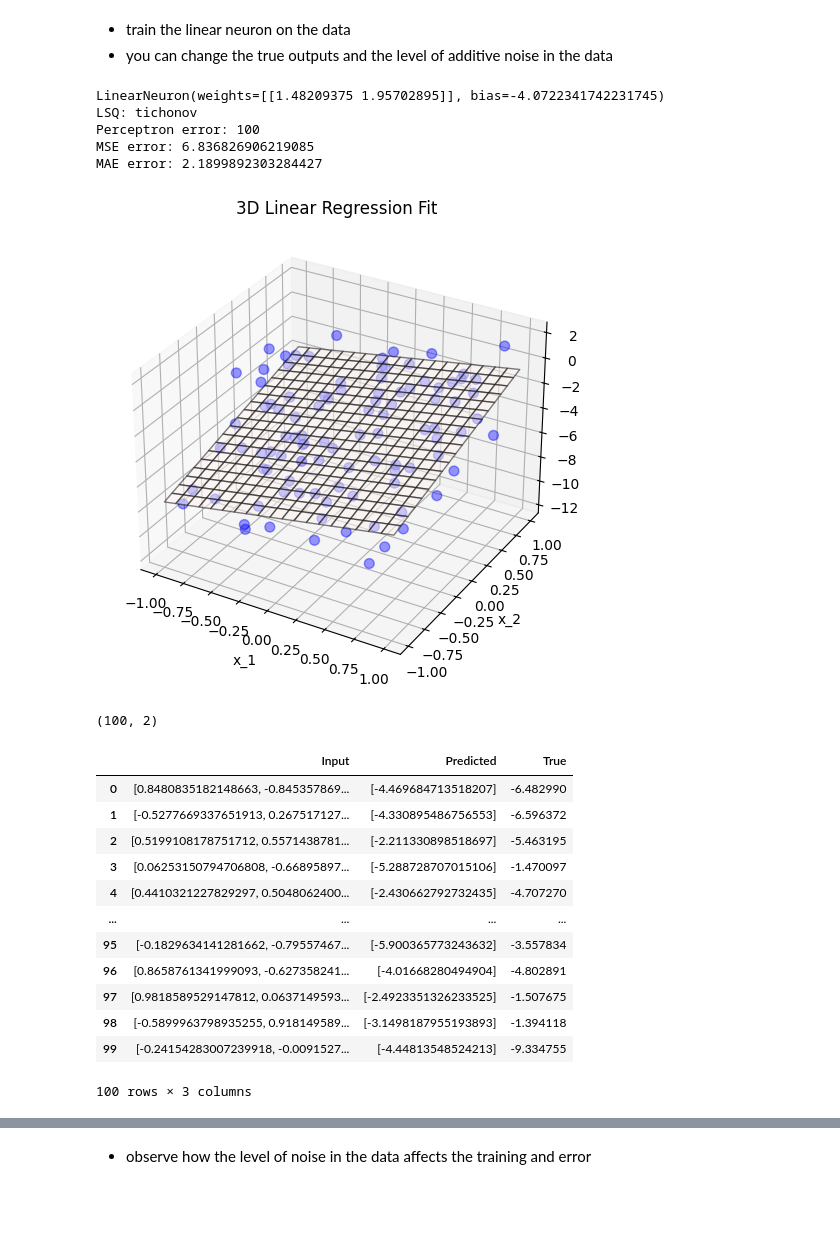
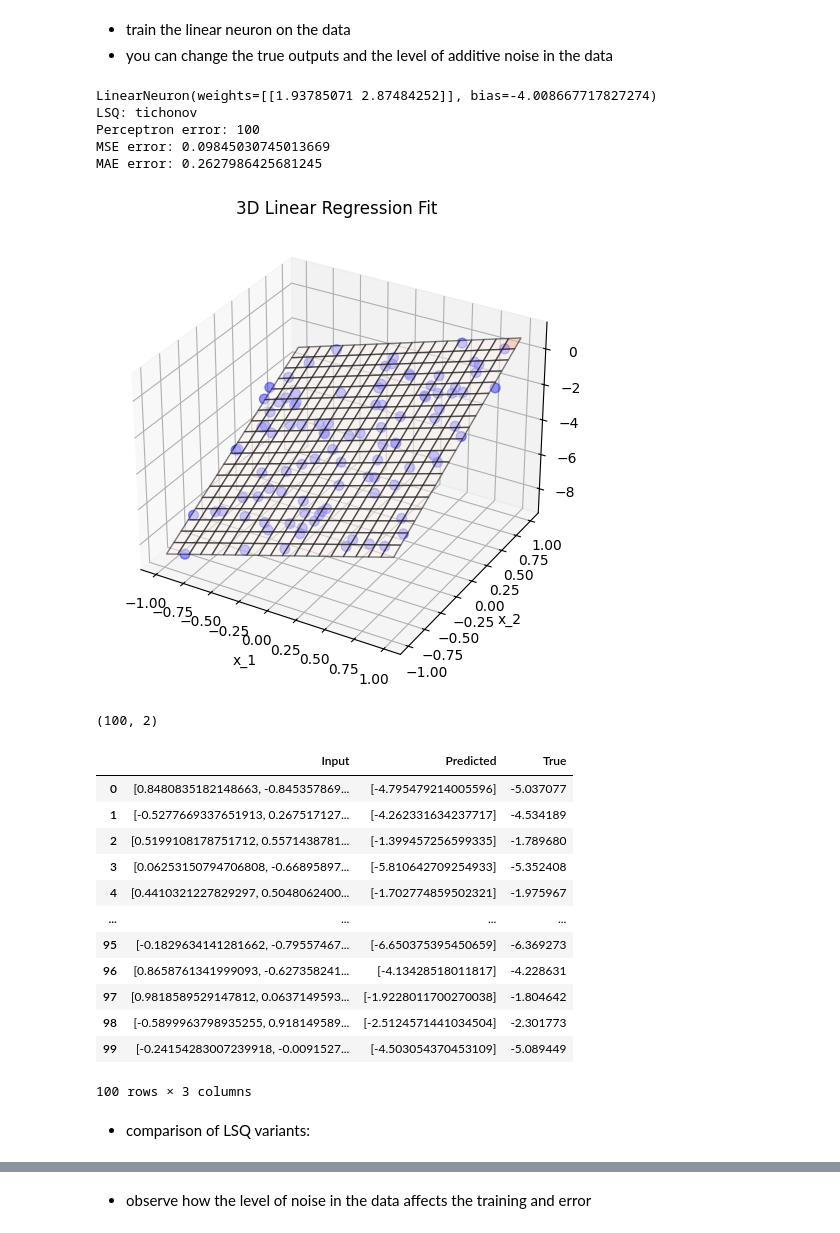
Before and after one commit to reitezuz/18NES1-2026, a Jupyter notebook: week03/linear_neuron.ipynb, the cells around one changed output, grey strips where cells are left out. Saved outputs shown, nothing was run; the diff lists cells and outputs as text; code cells hidden in the pictures; blank space fills up the shorter version.

```diff
--- a/week03/linear_neuron.ipynb
+++ b/week03/linear_neuron.ipynb
@@ -677,21 +679,23 @@ inputs, true_outputs = generate_regression_data_1D()
 # %%
 # Example: simple linear regression
 # Data and parameters:
-inputs, true_outputs = generate_regression_data_1D(A=1.5, B=3, std_noise=1.3, number_of_samples=100)
+inputs, true_outputs = generate_regression_data_1D(A=1.5, B=3, std_noise=0.3, number_of_samples=100)
 
 #variant = "library"
 variant = "pseudoinverse"
 #variant = "tichonov"
-init_method = 'random'
+#variant = "naive"
 
 # Train the linear neuron:
-perceptron = LinearNeuron(inputs.shape[1], init_method)
+perceptron = LinearNeuron(inputs.shape[1])
 if variant == "library":
     perceptron.LSQ(inputs, true_outputs)
 elif variant == "pseudoinverse":
     perceptron.LSQ_pseudoinverse(inputs, true_outputs)
 elif variant == "tichonov":
     perceptron.LSQ_tichonov(inputs, true_outputs)
+elif variant == "naive":
+    perceptron.LSQ_naive(inputs, true_outputs)
 
 # Print summary:
 print(perceptron)
@@ -767,7 +771,7 @@ experiment_results_1 = pd.DataFrame(columns=['MSE', 'SSE', 'Time', 'Variant', 'W
 for std_noise in [0.01, 0.1, 1, 10]:
     np.random.seed(42)
     inputs, true_outputs = generate_regression_data_1D(A=1.5, B=3, std_noise=std_noise, number_of_samples=100)
-    run_example_LSQ(experiment_results_1, inputs, true_outputs, init_method, variant, data_description)
+    run_example_LSQ(experiment_results_1, inputs, true_outputs, init_method, variant, data_description + " Noise:" + str(std_noise) )
 print("\nExperiment Results:")
 experiment_results_1 #.round(5)
 # %% [output]
@@ -802,7 +806,7 @@ inputs, true_outputs = generate_regression_data_2D()
 - you can change the true outputs and the level of additive noise in the data
 # %%
 # Define parameters
-inputs, true_outputs = generate_regression_data_2D(A=2, B=3, C=-4, std_noise=2.5, number_of_samples=100)
+inputs, true_outputs = generate_regression_data_2D(A=2, B=3, C=-4, std_noise=0.3, number_of_samples=100)
 variant = "tichonov"
 init_method = 'random'
 
@@ -810,51 +814,53 @@ init_method = 'random'
 perceptron = LinearNeuron(inputs.shape[1], init_method)
 if variant == "library":
     perceptron.LSQ(inputs, true_outputs)
 elif variant == "pseudoinverse":
     perceptron.LSQ_pseudoinverse(inputs, true_outputs)
 elif variant == "tichonov":
     perceptron.LSQ_tichonov(inputs, true_outputs)
 
 # Print summary:
 print(perceptron)
 print("LSQ:", variant)
 real_outputs = perceptron.forward(inputs) # forward for the whole dataset
 print(f"Perceptron error: {perceptron_error(true_outputs, real_outputs)}")
 #print(f"SSE error: {SSE_error(true_outputs, real_outputs)}")
 print(f"MSE error: {MSE_error(true_outputs, real_outputs)}")
 #print(f"SAE error: {SAE_error(true_outputs, real_outputs)}")
 print(f"MAE error: {MAE_error(true_outputs, real_outputs)}")
 plot_regression_3D(perceptron, inputs, true_outputs)
 print(np.shape(inputs))
 
 # Create a pandas DataFrame for a nice table
 import pandas as pd
 df = pd.DataFrame(columns=['Input', 'Predicted', 'True'])
 for inputs, label in zip(inputs, true_outputs):
     df.loc[len(df)] = {'Input': inputs, 'Predicted': perceptron.forward(inputs), 'True': label}
 
 df
 # %% [output]
-LinearNeuron(weights=[[1.48209375 1.95702895]], bias=-4.0722341742231745)
+LinearNeuron(weights=[[1.93785071 2.87484252]], bias=-4.008667717827274)
 LSQ: tichonov
 Perceptron error: 100
-MSE error: 6.836826906219085
-MAE error: 2.1899892303284427
+MSE error: 0.09845030745013669
+MAE error: 0.2627986425681245
-[figure, old version]
+[figure, new version]
 (100, 2)
 |  | Input | Predicted | True |
-| 0 | [0.8480835182148663, -0.845357869... | [-4.469684713518207] | -6.482990 |
-| 1 | [-0.5277669337651913, 0.267517127... | [-4.330895486756553] | -6.596372 |
-| 2 | [0.5199108178751712, 0.5571438781... | [-2.211330898518697] | -5.463195 |
-| 3 | [0.06253150794706808, -0.66895897... | [-5.288728707015106] | -1.470097 |
-| 4 | [0.4410321227829297, 0.5048062400... | [-2.430662792732435] | -4.707270 |
+| 0 | [0.8480835182148663, -0.845357869... | [-4.795479214005596] | -5.037077 |
+| 1 | [-0.5277669337651913, 0.267517127... | [-4.262331634237717] | -4.534189 |
+| 2 | [0.5199108178751712, 0.5571438781... | [-1.399457256599335] | -1.789680 |
+| 3 | [0.06253150794706808, -0.66895897... | [-5.810642709254933] | -5.352408 |
+| 4 | [0.4410321227829297, 0.5048062400... | [-1.702774859502321] | -1.975967 |
 | ... | ... | ... | ... |
-| 95 | [-0.1829634141281662, -0.79557467... | [-5.900365773243632] | -3.557834 |
-| 96 | [0.8658761341999093, -0.627358241... | [-4.01668280494904] | -4.802891 |
-| 97 | [0.9818589529147812, 0.0637149593... | [-2.4923351326233525] | -1.507675 |
-| 98 | [-0.5899963798935255, 0.918149589... | [-3.1498187955193893] | -1.394118 |
-| 99 | [-0.24154283007239918, -0.0091527... | [-4.44813548524213] | -9.334755 |
+| 95 | [-0.1829634141281662, -0.79557467... | [-6.650375395450659] | -6.369273 |
+| 96 | [0.8658761341999093, -0.627358241... | [-4.13428518011817] | -4.228631 |
+| 97 | [0.9818589529147812, 0.0637149593... | [-1.9228011700270038] | -1.804642 |
+| 98 | [-0.5899963798935255, 0.918149589... | [-2.5124571441034504] | -2.301773 |
+| 99 | [-0.24154283007239918, -0.0091527... | [-4.503054370453109] | -5.089449 |
 100 rows × 3 columns
+# %% [markdown]
+- comparison of LSQ variants:
 # %%
 # Data and parameters:
 inputs, true_outputs = generate_regression_data_2D(A=2, B=3, C=-4, std_noise=0.5, number_of_samples=100)
```
Also changed, not shown: parts of 9 cells of this notebook.
